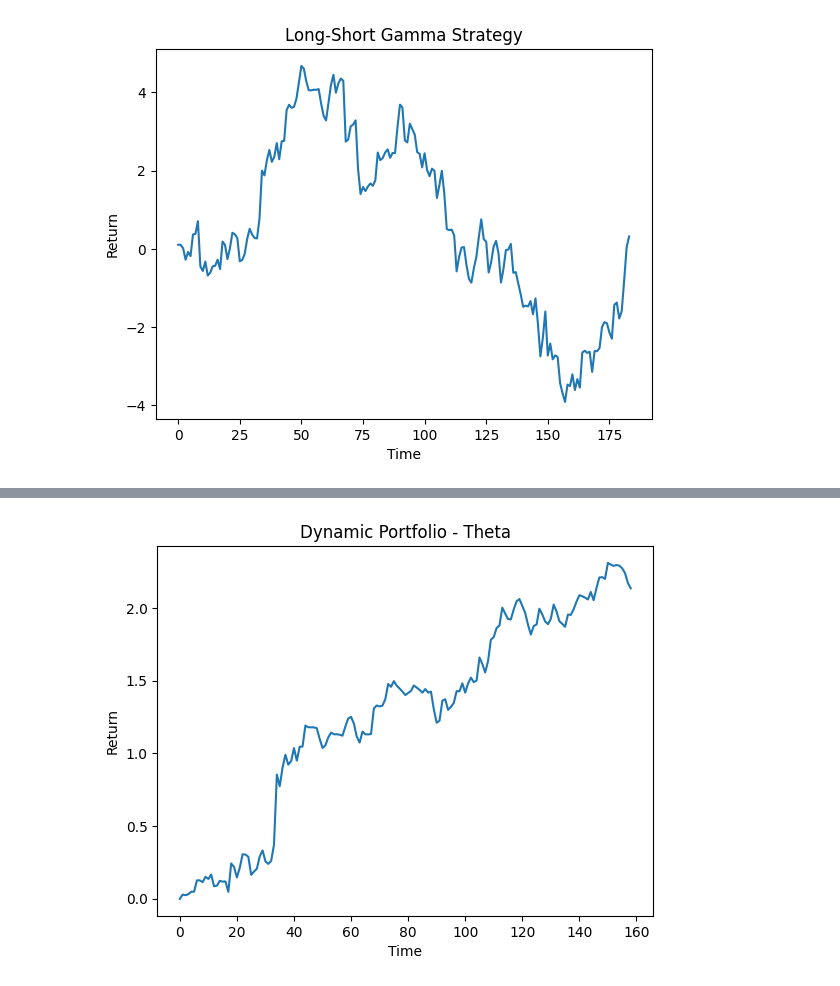
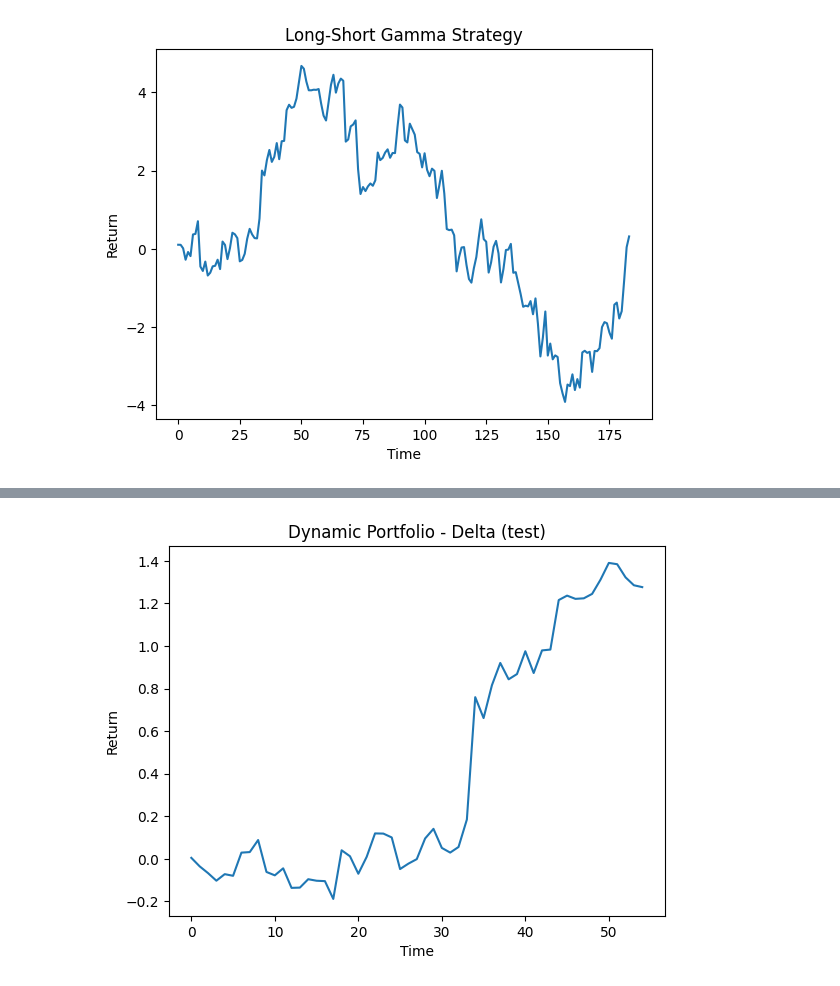
Before and after one commit to bs333/options-algo-trading, a Jupyter notebook: IV_Greeks_Trading_Strategies.ipynb, the cells around one changed output, grey strips where cells are left out. Drawn from its saved outputs; the diff is of its cells as text; code cells hidden in the pictures.

```diff
--- a/IV_Greeks_Trading_Strategies.ipynb
+++ b/IV_Greeks_Trading_Strategies.ipynb
@@ -523,6 +543,8 @@ plt.show()
 # %% [markdown]
 # Greeks Trading Strategy
 # %%
+delta_ts = delta_ts.head(80)
+optTrain = optTrain.head(80)
 top = 3
 strategyRet = []
 for i in range(optTrain.shape[0]):
@@ -536,6 +558,6 @@ strategyRet = np.array(strategyRet)
 plt.plot(np.cumsum(strategyRet))
 plt.xlabel("Time")
 plt.ylabel("Return")
-plt.title("Long-Short Delta Strategy")
+plt.title("Long-Short Delta Strategy (test)")
 plt.show()
 # %% [output]
@@ -543,4 +565,5 @@ plt.show()
 # %%
+theta_ts = theta_ts.head(80)
 top = 3
 strategyRet = []
 for i in range(optTrain.shape[0]):
@@ -554,6 +577,6 @@ strategyRet = np.array(strategyRet)
 plt.plot(np.cumsum(strategyRet))
 plt.xlabel("Time")
 plt.ylabel("Return")
-plt.title("Long-Short Theta Strategy")
+plt.title("Long-Short Theta Strategy (test)")
 plt.show()
 # %% [output]
@@ -637,39 +776,56 @@ plt.show()
 # %%
+import numpy as np
+from cvxopt import matrix, solvers
+import pandas as pd
+import matplotlib.pyplot as plt
+
+
 def dynamicPortfolio(returns, window: int, top: int, min_w=0.01, max_w=0.4, balance=1):
-        """
-        Arguments:
-        returns = Data frame or array of time series returns
-        window = Sliding window which we use to slice the returns array to calculate the covariance matrix
-        top = Selection criterion at each time step. We select the highest and lowest (top) options by implied vol
-        min_w = Minimum weight for any particular option
-        max_w = Maximum weight for any particular option
-        balance = Portfolio rebalancing frequency
-        """
-        rows = returns.shape[0]
-        cols = 2*top
-        strategyRet = []
-        for i in range(rows-window):
-            if i % balance == 0:
-                colIndices = [*np.argsort(iv_ts.iloc[i, :])[0:top]] + [*np.argsort(theta_ts.iloc[i, :])[-top:]]
-                subset = returns.iloc[i:(i+window), colIndices]
-                mu = np.mean(subset, axis=0)
-                cov = np.array(subset.cov())
-                Q = matrix(cov)
-                r = matrix(-mu)
-                # r = matrix(0.0, (cols, 1))
-                G = matrix(np.vstack( [-np.identity(cols), np.identity(cols)] ))
-                h = matrix(np.concatenate( (-min_w*np.ones(cols), max_w*np.ones(cols)) ))
-                A = matrix(1.0, (1, cols))
-                b = matrix(1.0)
-                w = solvers.qp(Q, r, G, h, A, b)['x']
-                ret = np.array(subset.iloc[0, :]).T @ np.array([*w])
-                strategyRet.append(ret)
+    """
+    Arguments:
+    returns = Data frame or array of time series returns
+    window = Sliding window which we use to slice the returns array to calculate the covariance matrix
+    top = Selection criterion at each time step. We select the highest and lowest (top) options by implied vol
+    min_w = Minimum weight for any particular option
+    max_w = Maximum weight for any particular option
+    balance = Portfolio rebalancing frequency
+    """
+    rows = returns.shape[0]
+    cols = 2 * top
+    strategyRet = []
 
-        return strategyRet
+    for i in range(rows - window):
+        if i % balance == 0:
+            colIndices = [*np.argsort(iv_ts.iloc[i, :])[0:top]] + [*np.argsort(delta_ts.iloc[i, :])[-top:]]
+            subset = returns.iloc[i:(i + window), colIndices]
+            mu = np.mean(subset, axis=0)
+            cov = np.array(subset.cov())
+            Q = matrix(cov)
+            r = matrix(-mu)
+            G = matrix(np.vstack([-np.identity(cols), np.identity(cols)]))
+            h = matrix(np.concatenate((-min_w * np.ones(cols), max_w * np.ones(cols))))
+            A = matrix(1.0, (1, cols))
+            b = matrix(1.0)
+            w = solvers.qp(Q, r, G, h, A, b)['x']
+            ret = np.array(subset.iloc[0, :]).T @ np.array([*w])
+            strategyRet.append(ret)
+
+    total_return = np.sum(strategyRet)
+    avg_return = np.mean(strategyRet)
+    std_return = np.std(strategyRet)
+    sharpe_ratio = avg_return / std_return if std_return != 0 else 0.0
+
+    print("Total Return:", total_return)
+    print("Average Return:", avg_return)
+    print("Sharpe Ratio:", sharpe_ratio)
+
+    return strategyRet
+
 strategyRet = dynamicPortfolio(returns=optTrain, window=25, top=3)
+
 plt.plot(np.cumsum(strategyRet))
 plt.xlabel("Time")
 plt.ylabel("Return")
-plt.title("Dynamic Portfolio - Theta")
+plt.title("Dynamic Portfolio - Delta (test)")
 plt.show()
 # %% [output]
@@ -676 +835 @@ plt.show()
-[figure, old version]
+[figure, new version]
```
Also changed, not shown: parts of 15 cells of this notebook.
